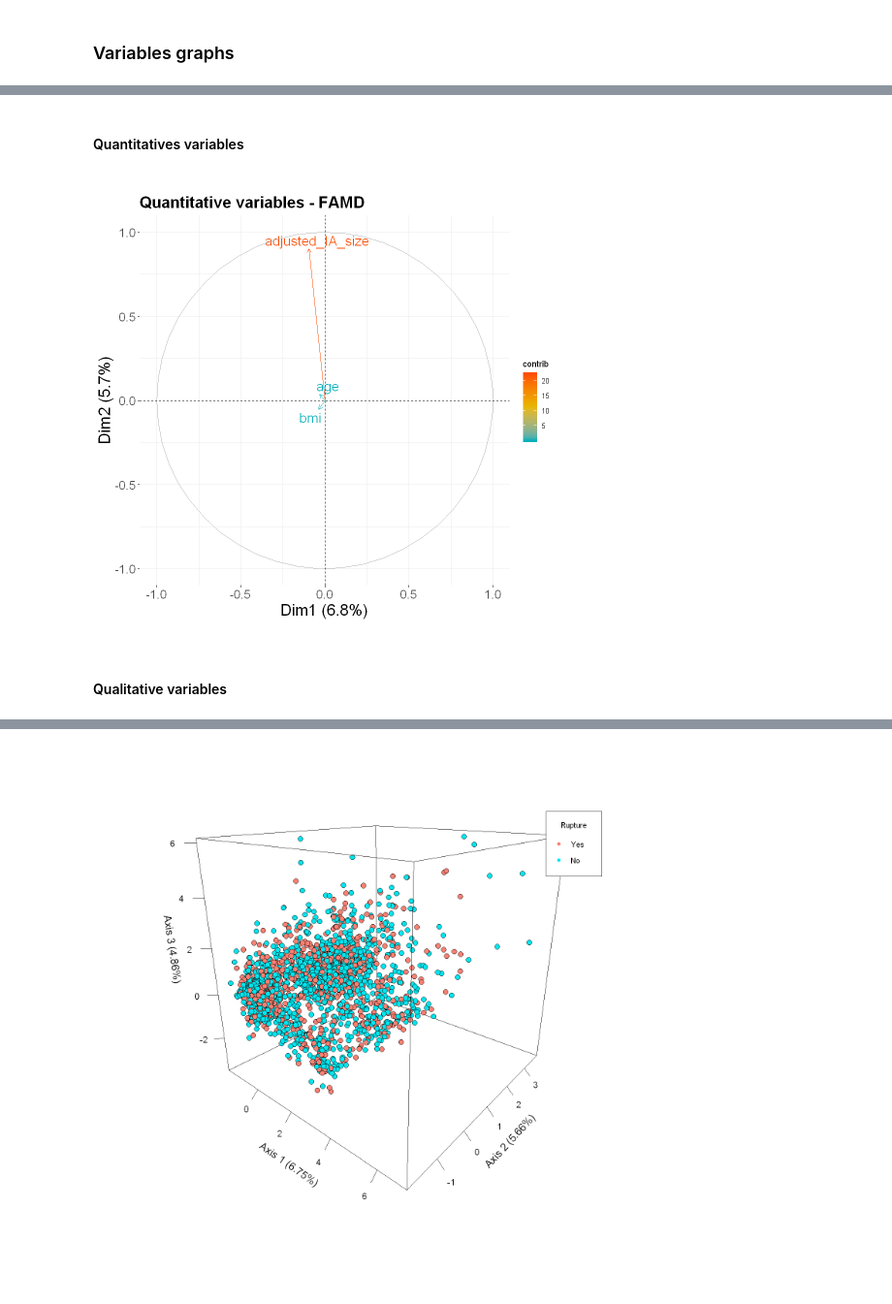
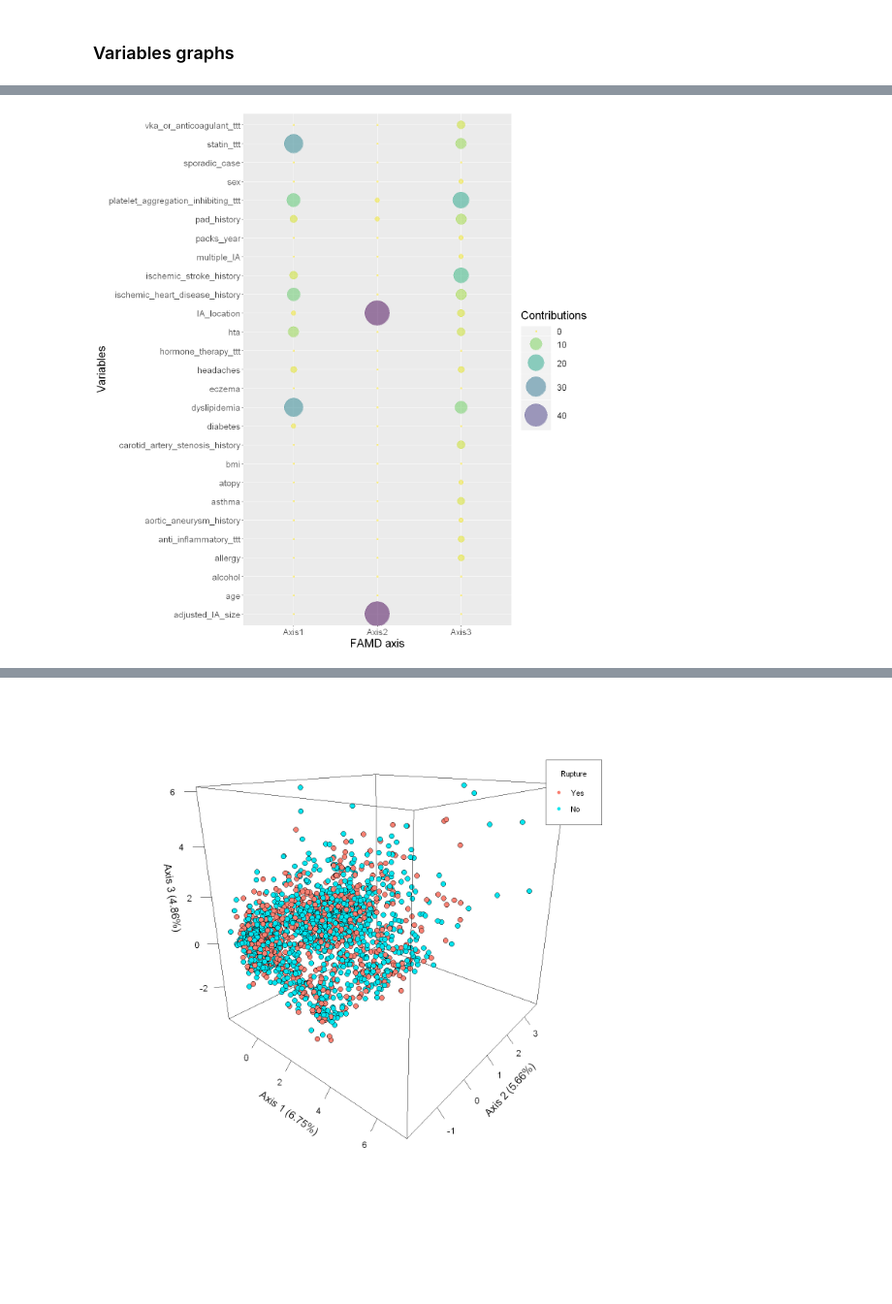
Before and after one commit to ICAN-aneurysms/RIA-predict, a Jupyter notebook: notebooks/2-Factor-Analysis-for-Mixed-Data.ipynb, the cells around one changed output, grey strips where cells are left out. Shown at 97% size. Saved outputs shown, nothing was run; the diff lists cells and outputs as text; code cells hidden in the pictures; blank space fills up the shorter version.

```diff
--- a/notebooks/2-Factor-Analysis-for-Mixed-Data.ipynb
+++ b/notebooks/2-Factor-Analysis-for-Mixed-Data.ipynb
@@ -76,4 +72,2 @@ fviz_screeplot(res, addlabels=TRUE, hjust = -0.3)
 # %% [markdown]
 ### Variables graphs
-# %%
-var <- get_famd_var (res)
@@ -111,2 +73,0 @@ fviz_contrib (res, "var", axes = 3, labelsize = 6, pointsize = 2) +
-# %% [markdown]
-#### Quantitatives variables
@@ -115,14 +74,25 @@ quanti.var <- get_famd_var(res, "quanti.var")
+# %%
+res_famd_var <- round(res$var$contrib[,1:3],0)
+colnames(res_famd_var) <- c("Axis1", "Axis2", "Axis3")
+data_test <- as_tibble(rownames_to_column(as.data.frame(res_famd_var), var = "Variables"))
+data_test_fig <- gather(data_test, sample, value, Axis1:Axis3)
 # %%
-options(repr.plot.width = 8, repr.plot.height = 8)
-fviz_famd_var(res, "quanti.var", col.var = "contrib",
-             gradient.cols = c("#00AFBB", "#E7B800", "#FC4E07"),
-             repel = TRUE, labelsize = 6, pointsize = 2) +
+options(repr.plot.width = 12, repr.plot.height = 13)
+data_test_fig %>%
+    ggplot(aes(x = sample, y = Variables, size = value, color = value)) +
+    geom_point(alpha=0.5) +
+    #theme_bw() +
+    scale_size(range = c(1, 20), name="Contributions")  +
+    labs(x = "FAMD axis",
+         y = "Variables")  +
     theme(axis.title.y = element_text(size = 20)) +
     theme(axis.title.x = element_text(size = 20)) +
     theme(axis.text.x = element_text(size=15),
           axis.text.y = element_text(size=15))+
-    theme(plot.title = element_text(size = 20, face = "bold"))
+    theme(plot.title = element_text(size = 20, face = "bold"),
+          legend.title=element_text(size=20),
+          legend.text=element_text(size=15)) +
+    scale_color_viridis("Contributions", direction = -1) +
+    guides(color = "legend")
 # %% [output]
-[figure, old version]
+[figure, new version]
-# %% [markdown]
-#### Qualitative variables
```
Also changed, not shown: parts of 13 cells of this notebook, 6 other files.
